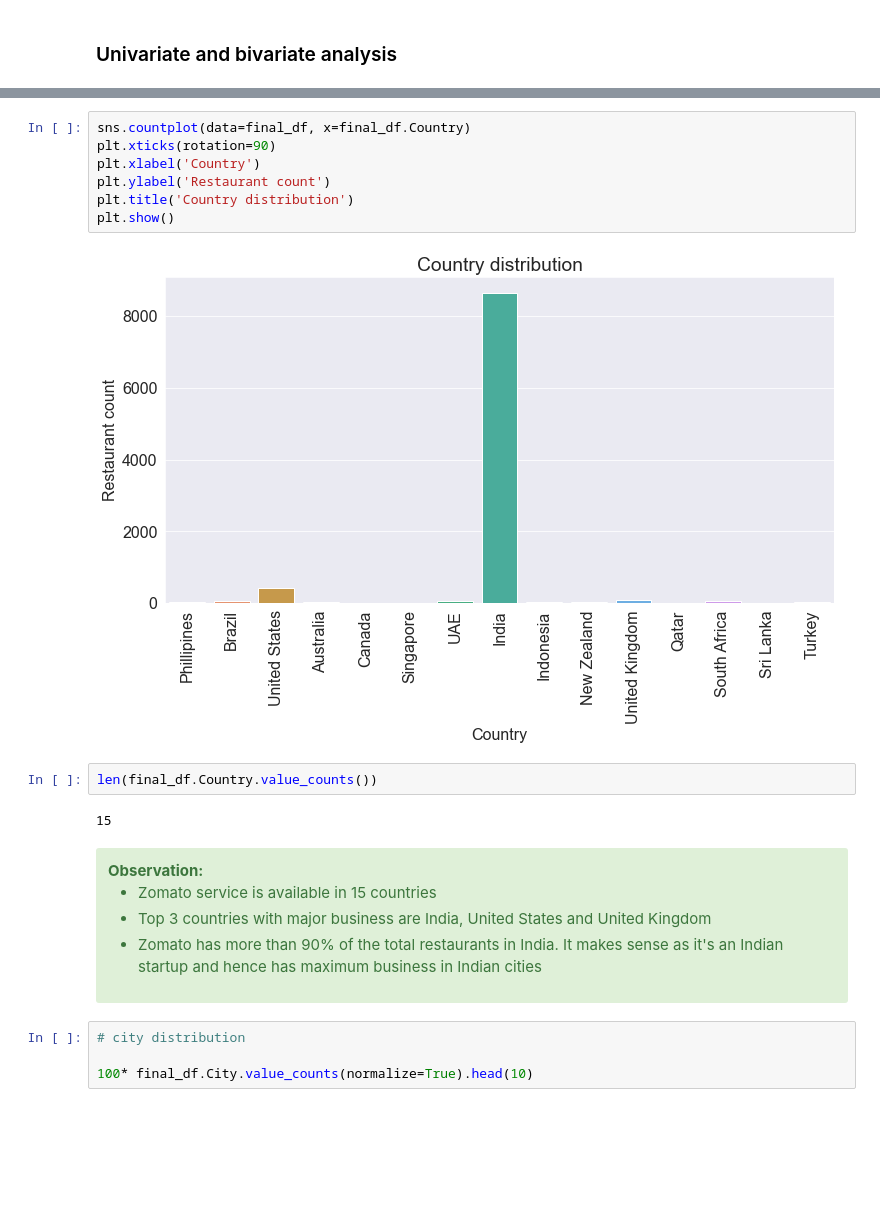
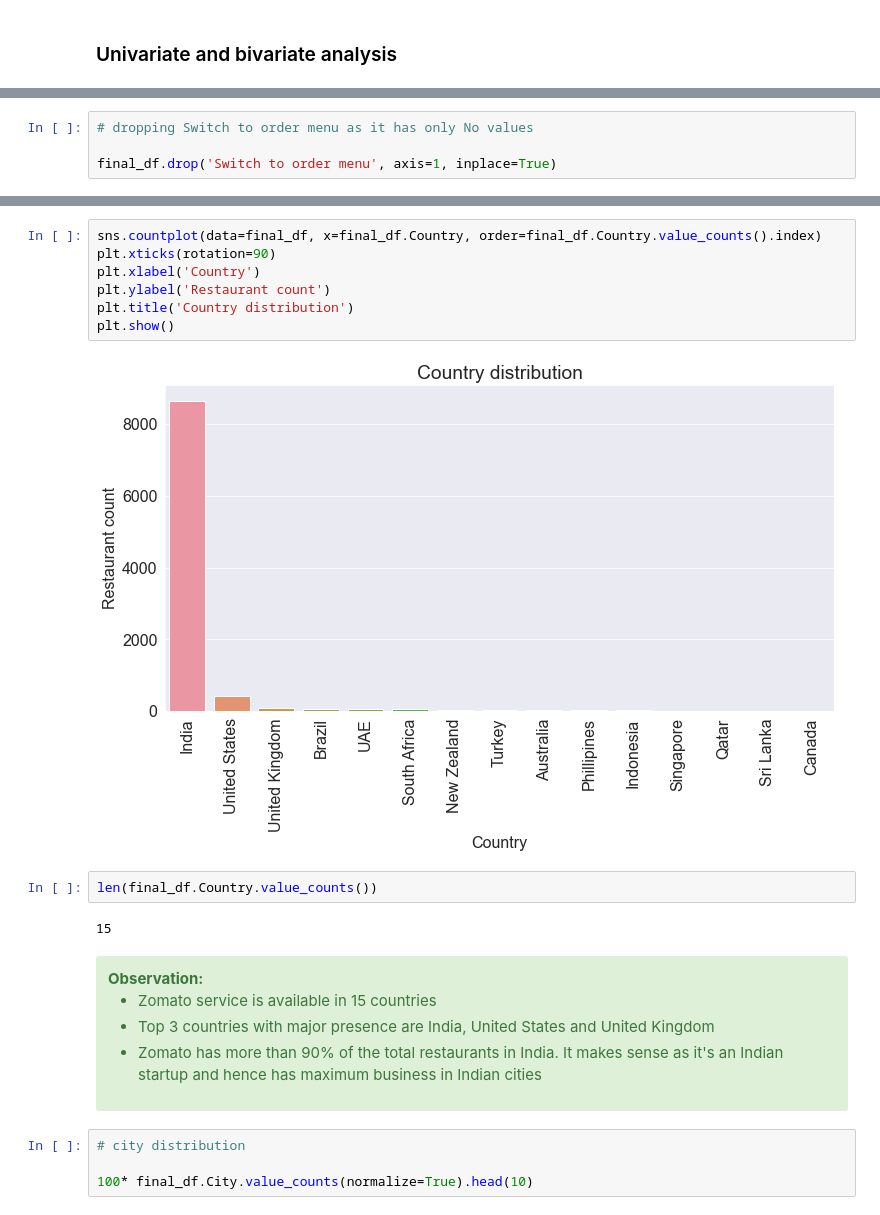
Before and after one commit to manaswikamila05/EDA, a Jupyter notebook: Zomato Restaurants Data/Zomato Case Study.ipynb, the cells around one changed output, grey strips where cells are left out. Saved outputs shown, nothing was run; the diff lists cells and outputs as text; blank space fills up the shorter version.

```diff
--- a/Zomato Restaurants Data/Zomato Case Study.ipynb
+++ b/Zomato Restaurants Data/Zomato Case Study.ipynb
@@ -308,0 +317,4 @@ Index(['Restaurant ID', 'Restaurant Name', 'Country Code', 'City', 'Address',
+# %%
+# dropping Switch to order menu as it has only No values
+
+final_df.drop('Switch to order menu', axis=1, inplace=True)
@@ -329,14 +351,14 @@ Sri Lanka          0.209402
 Canada             0.041880
 Name: Country, dtype: float64
 # %%
-sns.countplot(data=final_df, x=final_df.Country)
+sns.countplot(data=final_df, x=final_df.Country, order=final_df.Country.value_counts().index)
 plt.xticks(rotation=90)
 plt.xlabel('Country')
 plt.ylabel('Restaurant count')
 plt.title('Country distribution')
 plt.show()
 # %% [output]
-[figure, old version]
+[figure, new version]
 # %%
 len(final_df.Country.value_counts())
 # %% [output]
@@ -346,7 +368,7 @@ len(final_df.Country.value_counts())
 <b>Observation:</b>
 
 - Zomato service is available in 15 countries
-- Top 3 countries with major business are India, United States and United Kingdom
+- Top 3 countries with major presence are India, United States and United Kingdom
 - Zomato has more than 90% of the total restaurants in India. It makes sense as it's an Indian startup and hence has maximum business in Indian cities
 
 
```
Also changed, not shown: parts of 157 cells of this notebook, 1 other file.
